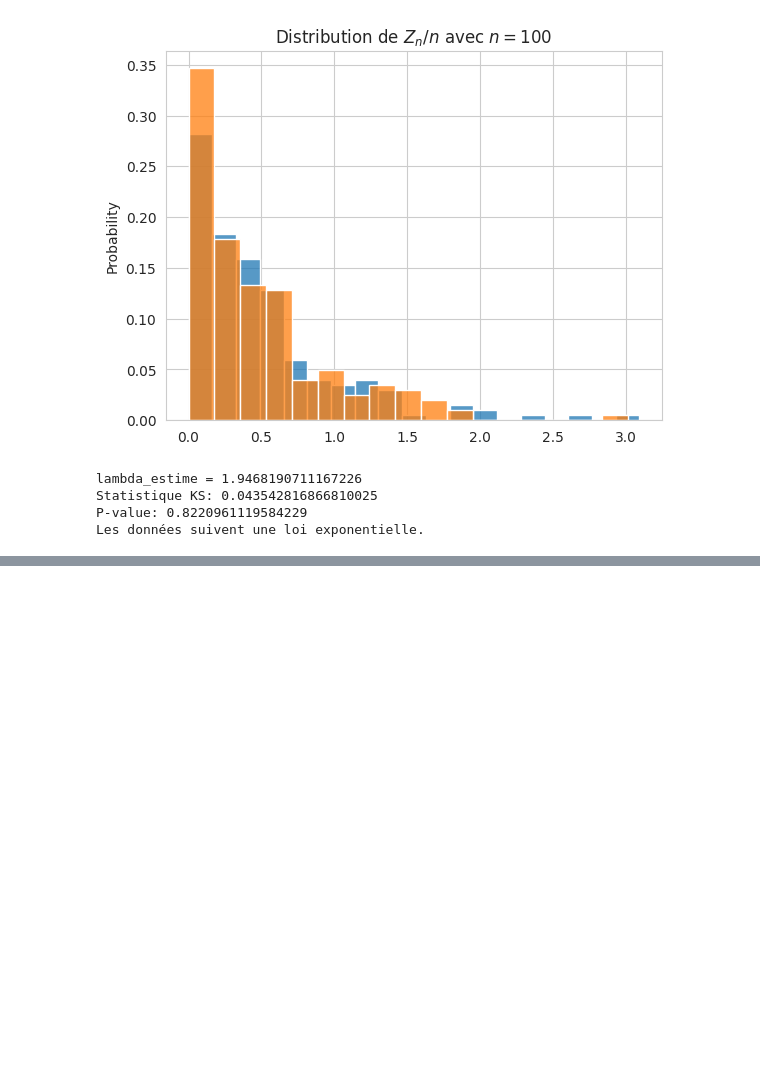
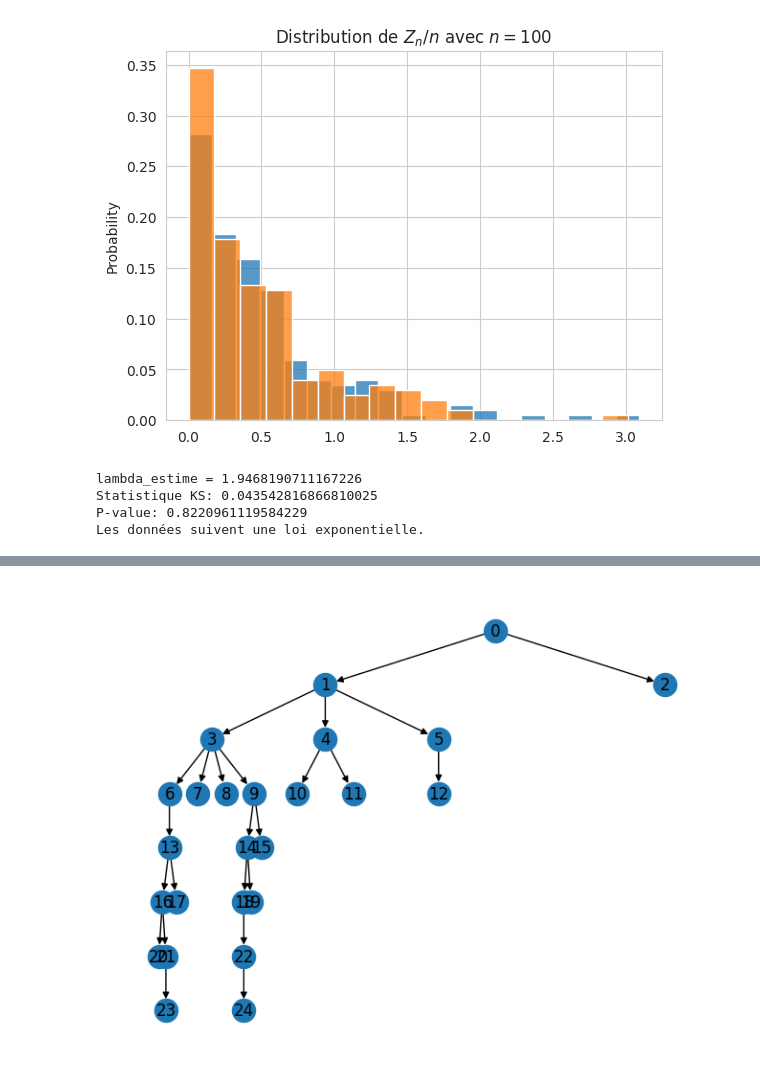
Before and after one commit to Ab2nour/epidemic-simulation, a Jupyter notebook: src/notebooks/galton-watson.ipynb, the cells around one changed output, grey strips where cells are left out. Drawn from its saved outputs; the diff is of its cells as text; code cells hidden in the pictures; blank space fills up the shorter version.

```diff
--- a/src/notebooks/galton-watson.ipynb
+++ b/src/notebooks/galton-watson.ipynb
@@ -179,0 +257,5 @@ Les données suivent une loi exponentielle.
+# %%
+edge_list = []
+# %%
+for i in range(len(ar)):
+    edge_list.append((ar[i][0], i + 1))
@@ -179,0 +284,2 @@ Les données suivent une loi exponentielle.
+# %%
+e = nx.DiGraph(edge_list)
@@ -179,0 +370,5 @@ Les données suivent une loi exponentielle.
+# %%
+pos = hierarchy_pos(e)
+nx.draw(e, pos=pos, with_labels=True)
+# %% [output]
+[figure, added]
```
Also changed, not shown: parts of 16 cells of this notebook.
